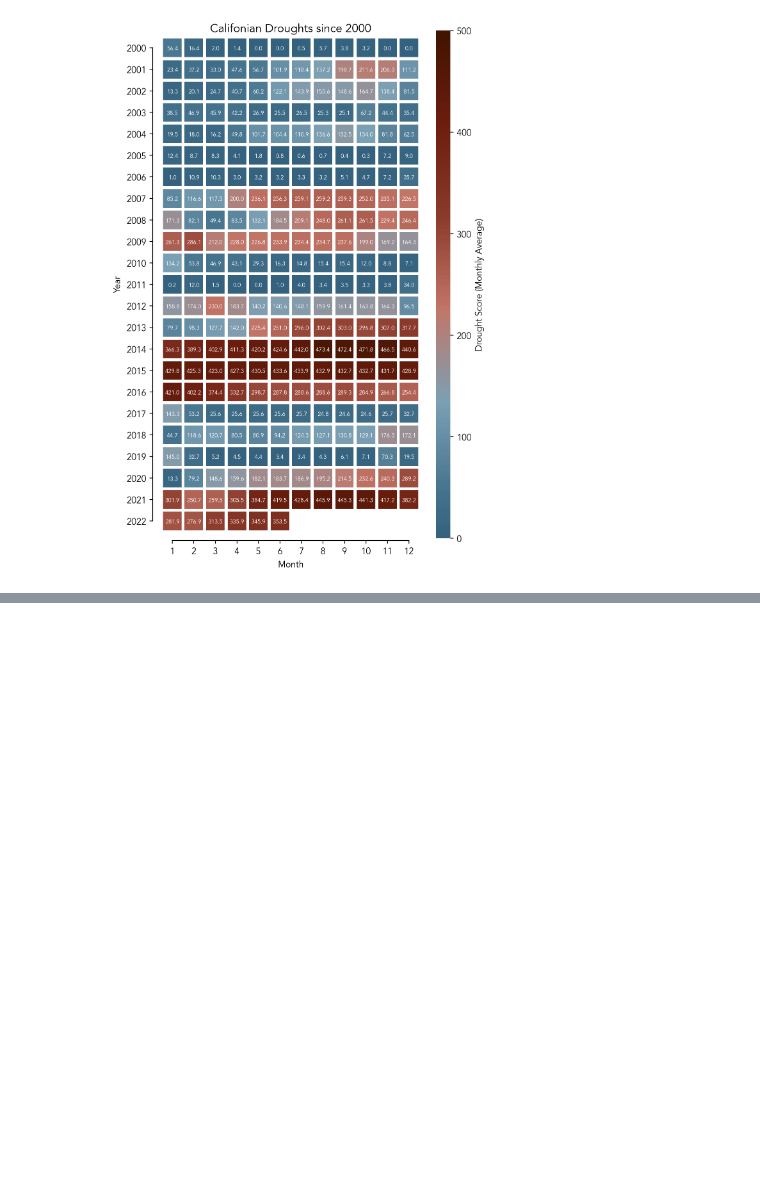
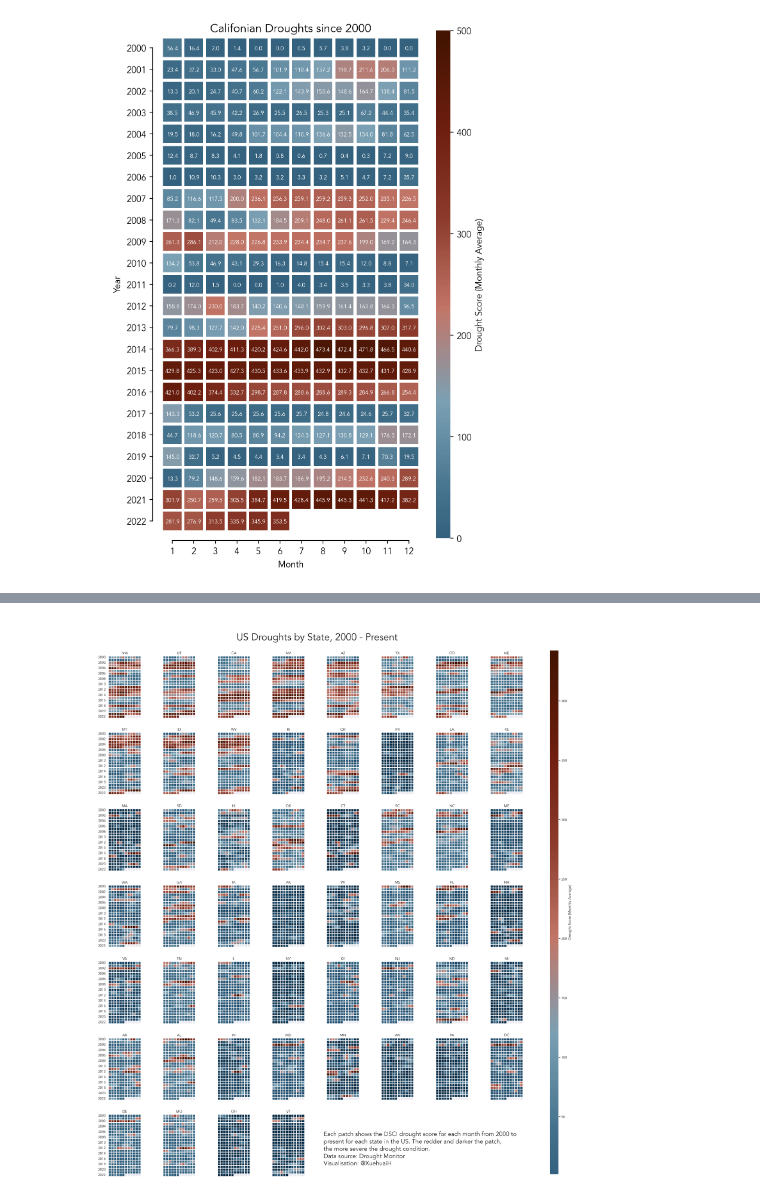
Before and after one commit to xh313/TidyTuesdayWithPython, a Jupyter notebook: TidyTuesday140622.ipynb, the cells around one changed output, grey strips where cells are left out. Drawn from its saved outputs; the diff is of its cells as text; code cells hidden in the pictures; blank space fills up the shorter version.

```diff
--- a/TidyTuesday140622.ipynb
+++ b/TidyTuesday140622.ipynb
@@ -173,3 +173,7 @@ plt.savefig('ca_droughts.png', dpi=300)
 plt.show()
 # %% [output]
 [figure]
+# %%
+# Adjust the across-country data a bit
+fips = fips.sort_values(['Year', 'Month', 'DSCI'], ascending=False)
+fips
@@ -175,0 +194,80 @@ plt.show()
+# %%
+# Plot the across-country data
+
+color_bg = 'w'#'#eaedf4'  # background color
+
+colors = met.met_brew(name="Troy",
+                      n=200,
+                      brew_type="continuous") #cmap
+
+colors_r = colors[::-1]  # Reverse cmap
+
+# Initialise figure
+sns.set(rc={"figure.dpi":200,
+            'savefig.dpi':300,
+            },
+        font='Avenir',
+        )
+g = sns.FacetGrid(fips,
+                  col='State',
+                  col_wrap=8,
+                  height=3.8,
+
+                  )
+
+# Drawing a heatmap for each state
+g.map_dataframe(lambda data, color:
+                sns.heatmap(data.pivot('Year', 'Month', 'DSCI'),
+                            annot=False,
+                            fmt=".1f",
+                            linewidth=1.5,
+                            center=160,
+                            linecolor=color_bg,
+                            cbar=False,
+                            cmap=colors_r,
+                            square=True,
+                            edgecolors=color_bg,
+                            )
+                )
+
+
+g.set_titles(col_template="{col_name}",
+             fontsize=24)
+
+g.set_xticklabels([])
+g.set_ylabels('')
+g.set_xlabels('')
+
+g.figure.subplots_adjust(top=0.92,
+                         right=0.99,
+                         #hspace=0.05,
+                         wspace=-0.8,
+                         ) # adjust the Figure in g
+g.figure.suptitle('\nUS Droughts by State, 2000 - Present',
+          fontsize=32)  # Overall title
+
+
+# One colour bar for all
+cbar = g.fig.add_axes([0.85, 0.03, 0.013, 0.9])
+g.figure.colorbar(g.fig.get_children()[1].collections[0],
+               cax=cbar,
+               label='Drought Score (Monthly Average)',
+               spacing='proportional',
+              )
+
+# Annotation
+annot = """Each patch shows the DSCI drought score for each month from 2000 to
+present for each state in the US. The redder and darker the patch,
+the more severe the drought condition.
+Data source: Drought Monitor
+Visualisation: @XuehuaiH
+"""
+g.figure.text(0.51, 0.03,
+              annot,
+              ha="left",
+              va="bottom",
+              fontsize=20,)
+
+plt.show()
+# %% [output]
+[figure, added]
```
Also changed, not shown: parts of 3 cells of this notebook.
